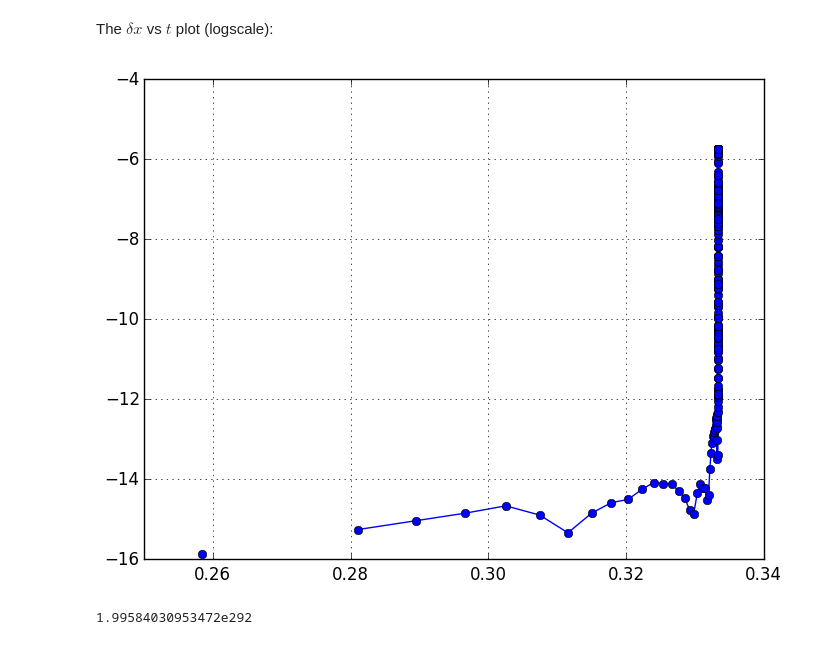
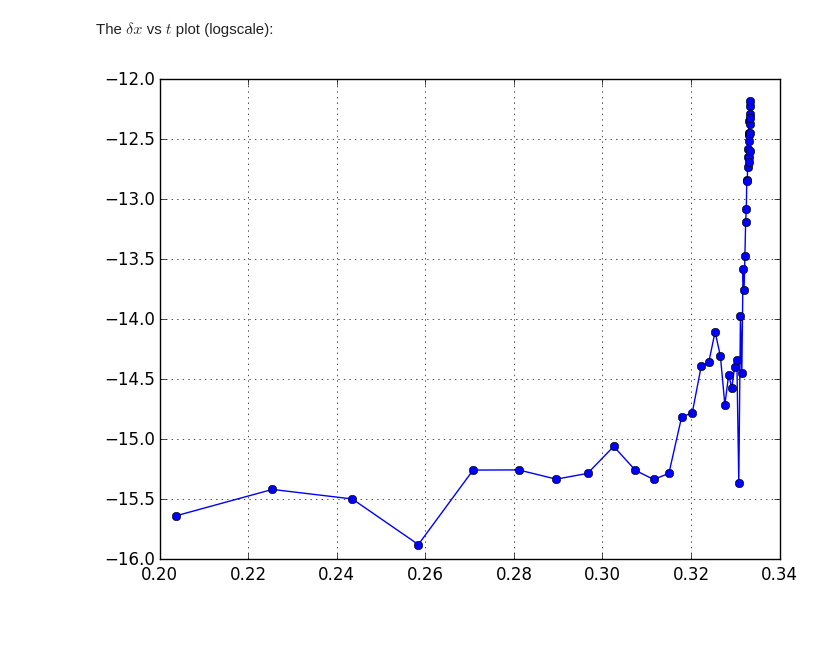
Before and after one commit to PerezHz/TaylorIntegration.jl, a Jupyter notebook: examples/x-dot-equals-x-squared.ipynb, the cells around one changed output. Saved outputs shown, nothing was run; the diff lists cells and outputs as text; code cells hidden in the pictures.

```diff
--- a/examples/x-dot-equals-x-squared.ipynb
+++ b/examples/x-dot-equals-x-squared.ipynb
@@ -237,11 +124,9 @@ Now, the relative difference between the numerical and analytical solution, $\de
+# %%
+δxT = (xT.-exactsol(tT, 3.0))./exactsol(tT, 3.0);
 # %% [markdown]
 The $\delta x$ vs $t$ plot (logscale):
 # %%
 grid(true)
-plot(t_, log10(abs(δx_)), "o-");
+plot(tT, log10(abs(δxT)), "o-");
 # %% [output]
-[figure, old version]
+[figure, new version]
-# %%
-eps(prevfloat(Inf))
-# %% [output]
-1.99584030953472e292
```
Also changed, not shown: parts of 59 cells of this notebook.
